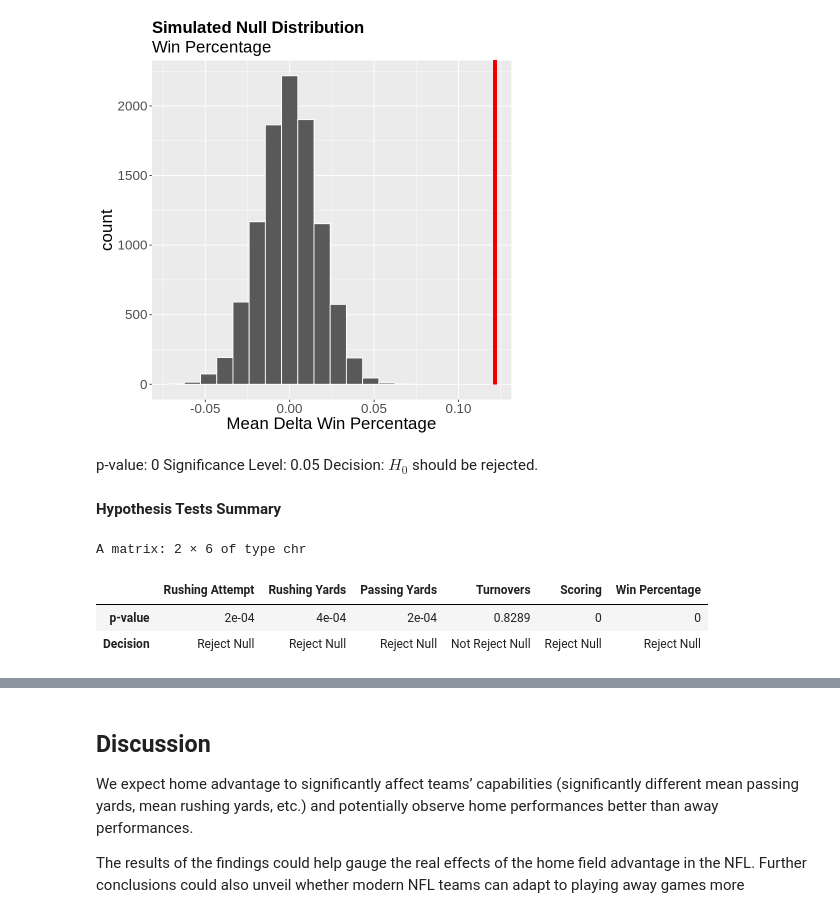
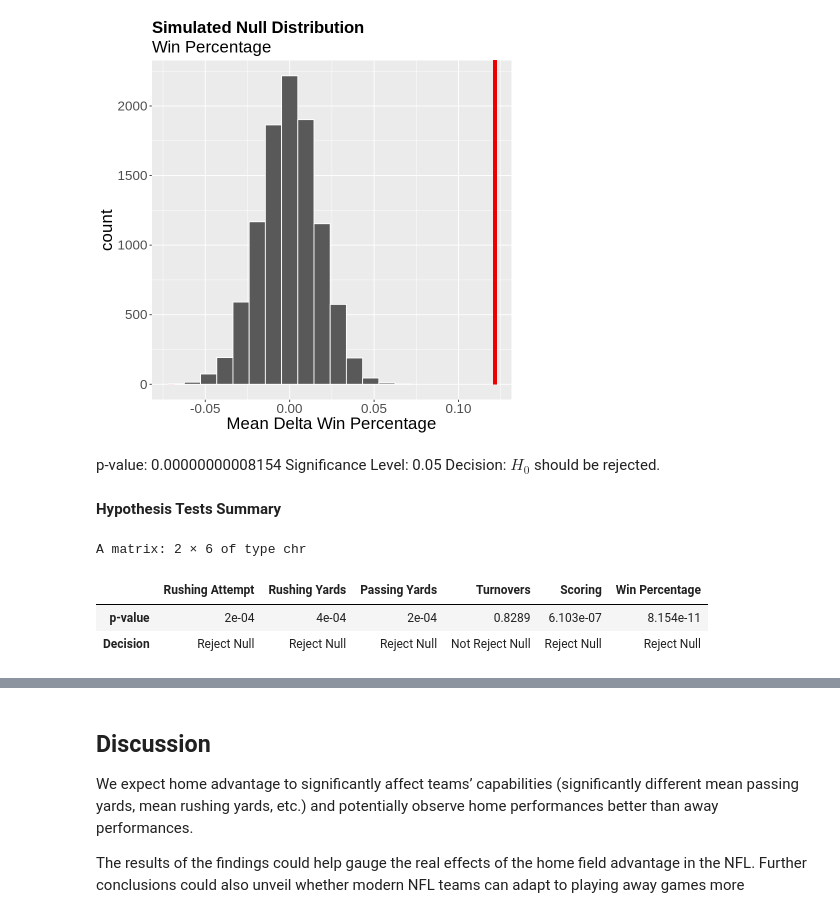
Before and after one commit to DavidYJC/STAT201_GroupProject, a Jupyter notebook: Project Report.ipynb, the cells around one changed output, grey strips where cells are left out. Drawn from its saved outputs; the diff is of its cells as text; code cells hidden in the pictures.

```diff
--- a/Project Report.ipynb
+++ b/Project Report.ipynb
@@ -566,19 +566,19 @@ Warning message:
 p-value: 0
 [figure]
 # %% [markdown]
-p-value: 0 </br>
+p-value: 0.00000000008154 </br>
 Significance Level: 0.05 </br>
 Decision: $H_0$ should be rejected. </br>
 </br>
 # %% [markdown]
 <strong>Hypothesis Tests Summary<strong><br>
 # %%
-summary <- matrix(c(0.0002, 0.0004, 0.0002, 0.8289, 0, 0, "Reject Null", "Reject Null", "Reject Null", "Not Reject Null", "Reject Null", "Reject Null"), ncol=6, byrow=TRUE)
+summary <- matrix(c(0.0002, 0.0004, 0.0002, 0.8289, 0.0000006103, 0.00000000008154, "Reject Null", "Reject Null", "Reject Null", "Not Reject Null", "Reject Null", "Reject Null"), ncol=6, byrow=TRUE)
 colnames(summary) <- c("Rushing Attempt","Rushing Yards","Passing Yards","Turnovers","Scoring","Win Percentage")
 rownames(summary) <- c("p-value","Decision")
 View(summary)
 # %% [output]
 A matrix: 2 × 6 of type chr
 |  | Rushing Attempt | Rushing Yards | Passing Yards | Turnovers | Scoring | Win Percentage |
-| p-value | 2e-04 | 4e-04 | 2e-04 | 0.8289 | 0 | 0 |
+| p-value | 2e-04 | 4e-04 | 2e-04 | 0.8289 | 6.103e-07 | 8.154e-11 |
 | Decision | Reject Null | Reject Null | Reject Null | Not Reject Null | Reject Null | Reject Null |
```
Also changed, not shown: parts of 4 cells of this notebook.
